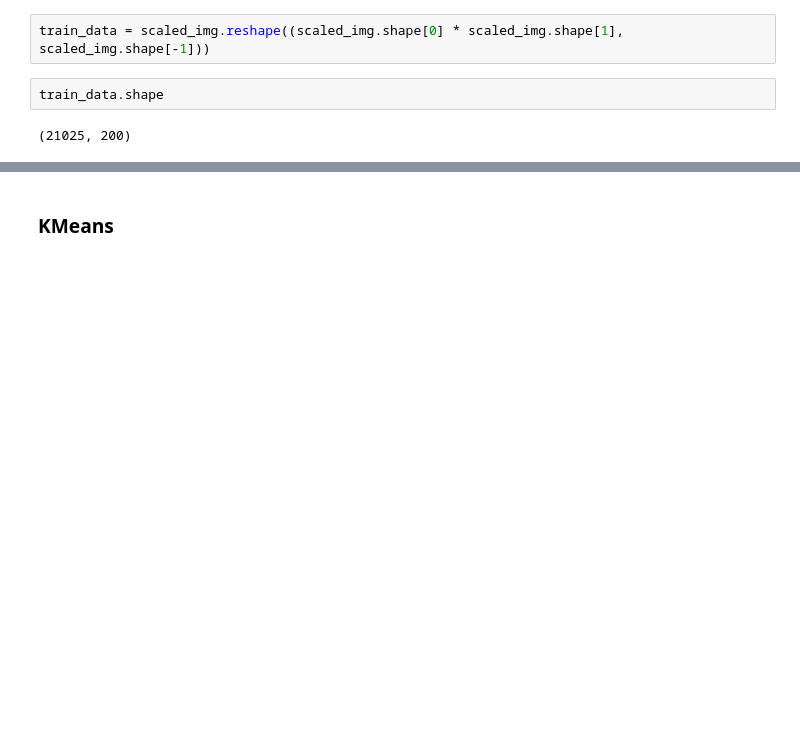
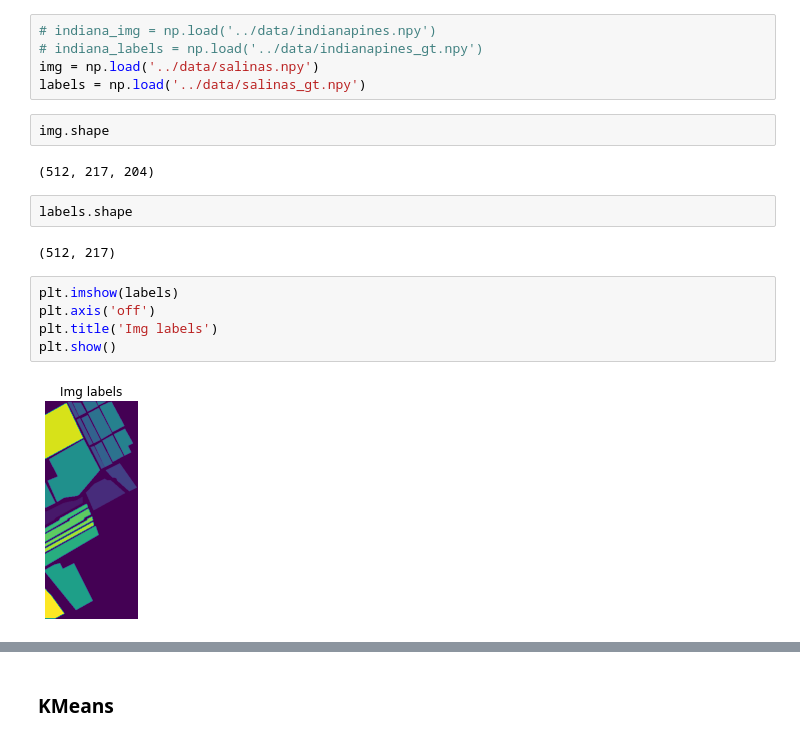
Before and after one commit to SabineHU/projet-IML, a Jupyter notebook: src/first-models.ipynb, the cells around one changed output, grey strips where cells are left out. Drawn from its saved outputs; the diff is of its cells as text; blank space fills up the shorter version.

```diff
--- a/src/first-models.ipynb
+++ b/src/first-models.ipynb
@@ -125,6 +15,20 @@ scaled_img.shape
-# %%
-train_data = scaled_img.reshape((scaled_img.shape[0] * scaled_img.shape[1], scaled_img.shape[-1]))
-# %%
-train_data.shape
-# %% [output]
-(21025, 200)
+# %%
+# indiana_img = np.load('../data/indianapines.npy')
+# indiana_labels = np.load('../data/indianapines_gt.npy')
+img = np.load('../data/salinas.npy')
+labels = np.load('../data/salinas_gt.npy')
+# %%
+img.shape
+# %% [output]
+(512, 217, 204)
+# %%
+labels.shape
+# %% [output]
+(512, 217)
+# %%
+plt.imshow(labels)
+plt.axis('off')
+plt.title('Img labels')
+plt.show()
+# %% [output]
+[figure, added]
```
Also changed, not shown: parts of 63 cells of this notebook, 1 other file.
